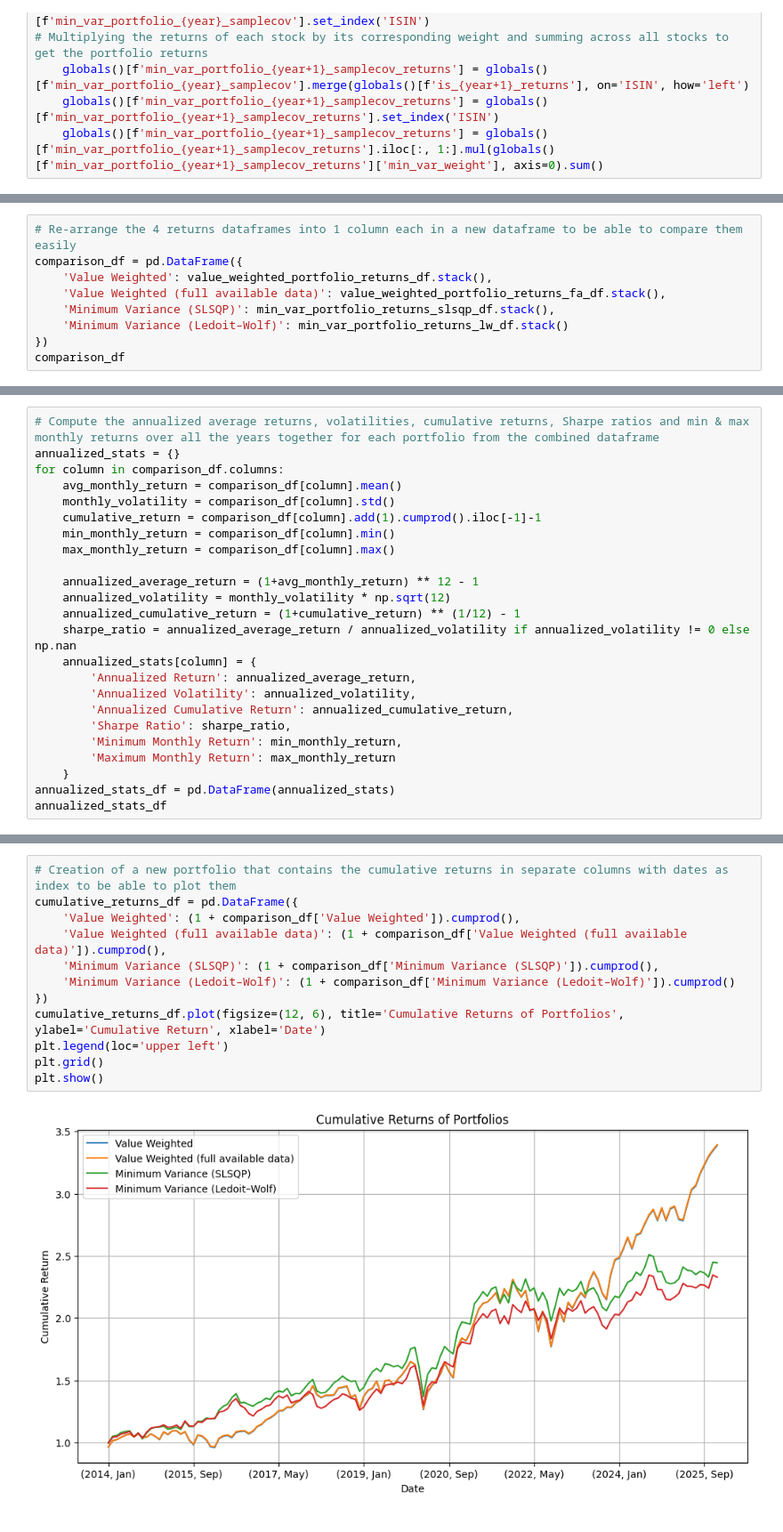
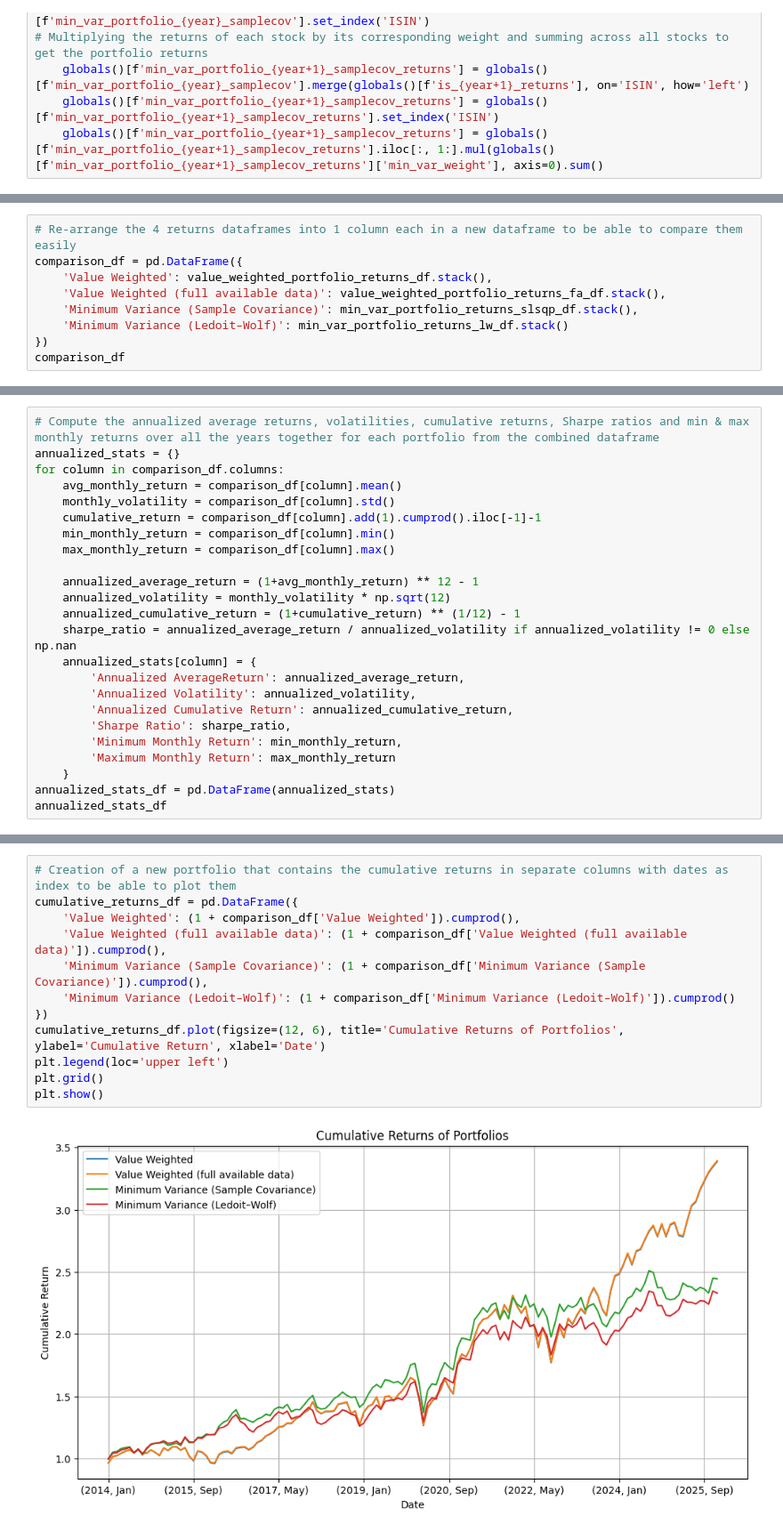
Before and after one commit to Quentinrezzo/Sustainability-Project, a Jupyter notebook: sustainability/notebook.ipynb, the cells around one changed output, grey strips where cells are left out. Shown at 89% size. Saved outputs shown, nothing was run; the diff lists cells and outputs as text.

```diff
--- a/sustainability/notebook.ipynb
+++ b/sustainability/notebook.ipynb
@@ -1115,7 +1102,7 @@ min_var_portfolio_returns_slsqp_df
 comparison_df = pd.DataFrame({
     'Value Weighted': value_weighted_portfolio_returns_df.stack(),
     'Value Weighted (full available data)': value_weighted_portfolio_returns_fa_df.stack(),
-    'Minimum Variance (SLSQP)': min_var_portfolio_returns_slsqp_df.stack(),
+    'Minimum Variance (Sample Covariance)': min_var_portfolio_returns_slsqp_df.stack(),
     'Minimum Variance (Ledoit–Wolf)': min_var_portfolio_returns_lw_df.stack()
 })
 comparison_df
@@ -1148,7 +1135,7 @@ for column in comparison_df.columns:
     annualized_cumulative_return = (1+cumulative_return) ** (1/12) - 1
     sharpe_ratio = annualized_average_return / annualized_volatility if annualized_volatility != 0 else np.nan
     annualized_stats[column] = {
-        'Annualized Return': annualized_average_return,
+        'Annualized AverageReturn': annualized_average_return,
         'Annualized Volatility': annualized_volatility,
         'Annualized Cumulative Return': annualized_cumulative_return,
         'Sharpe Ratio': sharpe_ratio,
@@ -1168,15 +1155,15 @@ annualized_stats_df
 # %%
 # Creation of a new portfolio that contains the cumulative returns in separate columns with dates as index to be able to plot them
 cumulative_returns_df = pd.DataFrame({
     'Value Weighted': (1 + comparison_df['Value Weighted']).cumprod(),
     'Value Weighted (full available data)': (1 + comparison_df['Value Weighted (full available data)']).cumprod(),
-    'Minimum Variance (SLSQP)': (1 + comparison_df['Minimum Variance (SLSQP)']).cumprod(),
+    'Minimum Variance (Sample Covariance)': (1 + comparison_df['Minimum Variance (Sample Covariance)']).cumprod(),
     'Minimum Variance (Ledoit–Wolf)': (1 + comparison_df['Minimum Variance (Ledoit–Wolf)']).cumprod()
 })
 cumulative_returns_df.plot(figsize=(12, 6), title='Cumulative Returns of Portfolios', ylabel='Cumulative Return', xlabel='Date')
 plt.legend(loc='upper left')
 plt.grid()
 plt.show()
 # %% [output]
-[figure, old version]
+[figure, new version]
 # %% [markdown]
```
Also changed, not shown: parts of 8 cells of this notebook, 12 other files.
